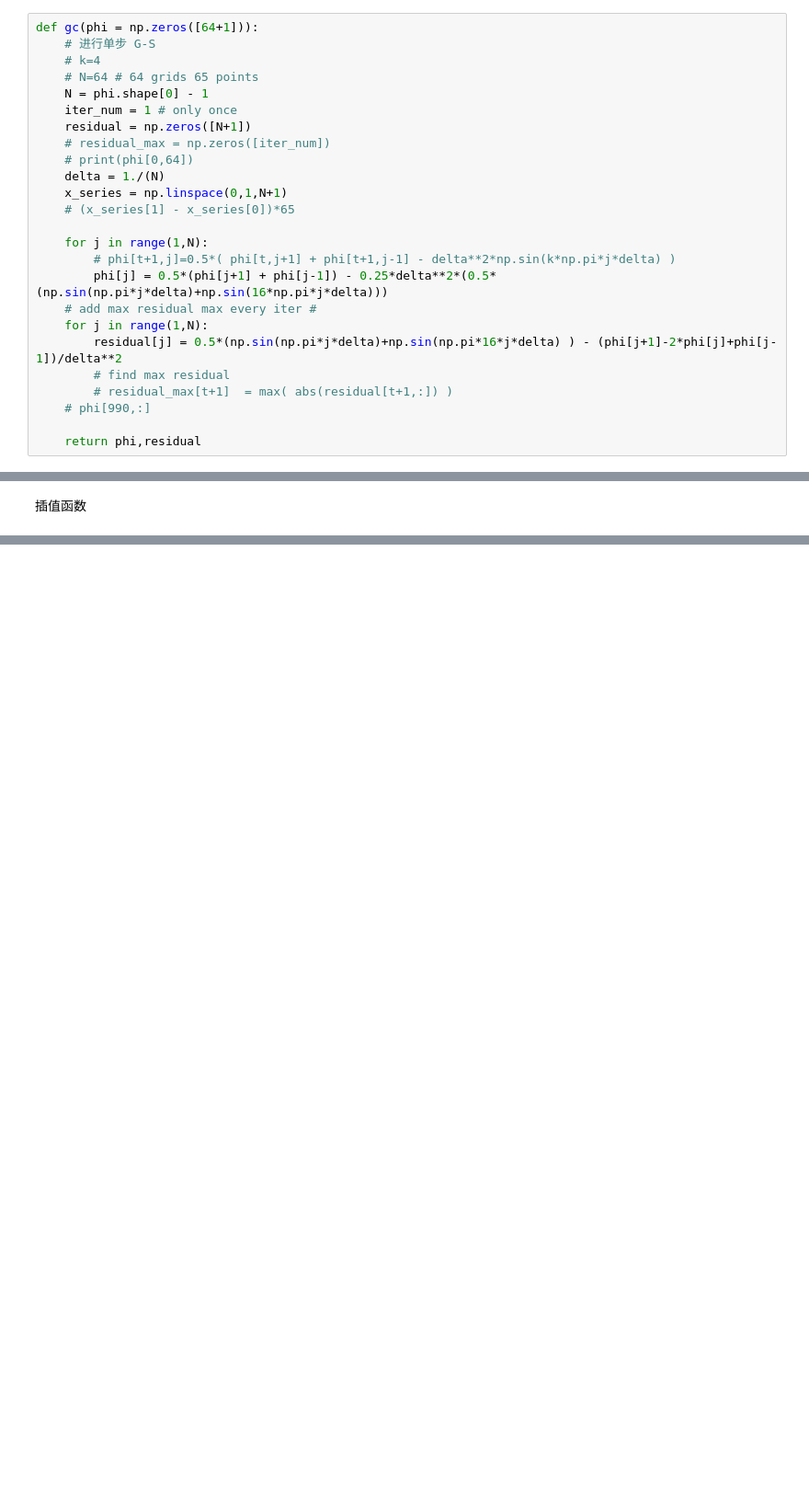
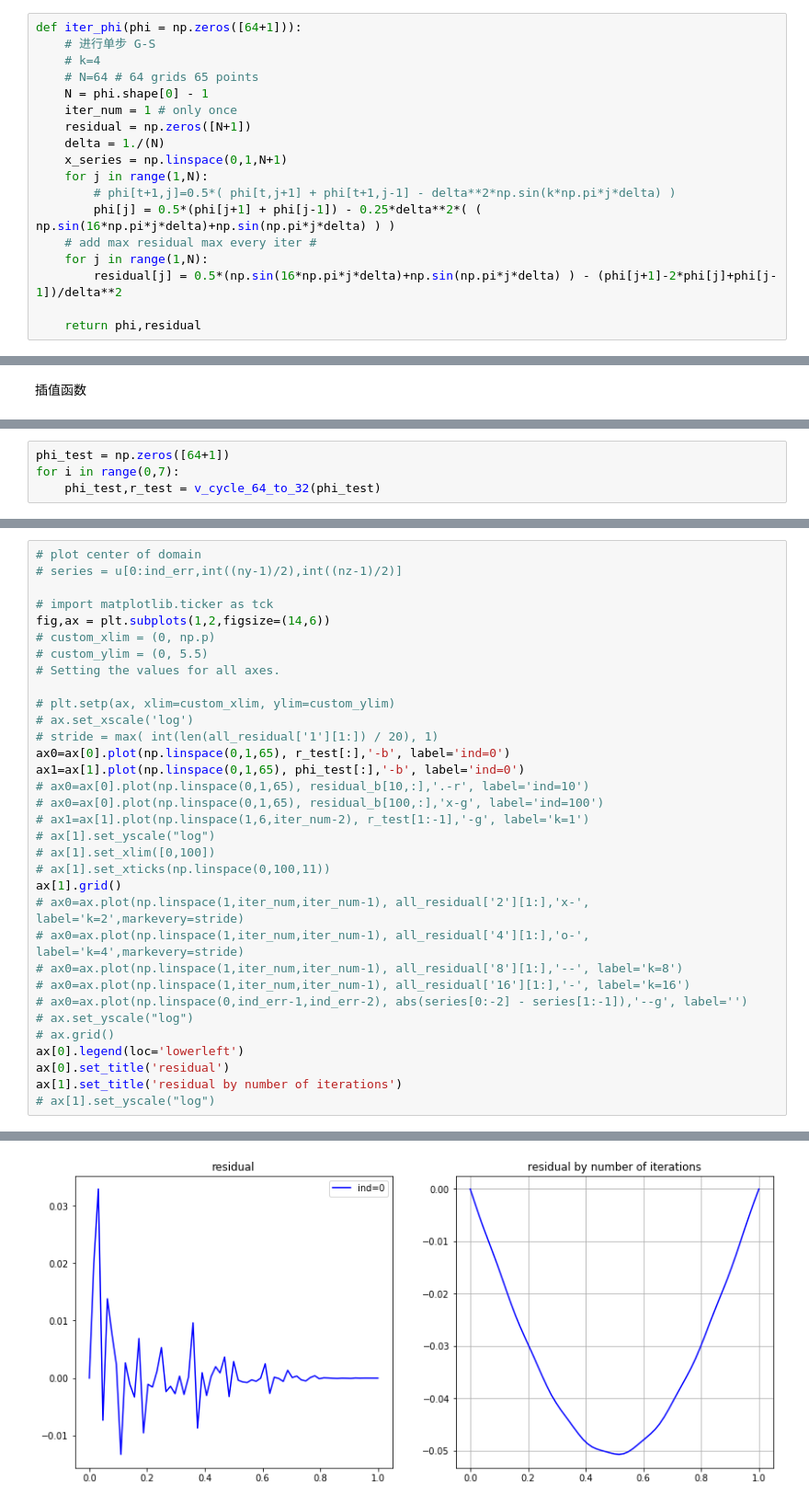
Before and after one commit to dozerlcl/assignments_2020_nju_meteorology, a Jupyter notebook: numerical_PDE/P_set7/test3.ipynb, the cells around one changed output, grey strips where cells are left out. Shown: that part at 92% size. Saved outputs shown, nothing was run; the diff lists cells and outputs as text; blank space fills up the shorter version.

Commit message:
finish test3

```diff
--- a/numerical_PDE/P_set7/test3.ipynb
+++ b/numerical_PDE/P_set7/test3.ipynb
@@ -10,25 +11,18 @@ import copy
 # %%
-def gc(phi = np.zeros([64+1])):
+def iter_phi(phi = np.zeros([64+1])):
     # 进行单步 G-S
     # k=4
     # N=64 # 64 grids 65 points
     N = phi.shape[0] - 1
     iter_num = 1 # only once
     residual = np.zeros([N+1])
-    # residual_max = np.zeros([iter_num])
-    # print(phi[0,64])
     delta = 1./(N)
     x_series = np.linspace(0,1,N+1)
-    # (x_series[1] - x_series[0])*65
-
     for j in range(1,N):
         # phi[t+1,j]=0.5*( phi[t,j+1] + phi[t+1,j-1] - delta**2*np.sin(k*np.pi*j*delta) )
-        phi[j] = 0.5*(phi[j+1] + phi[j-1]) - 0.25*delta**2*(0.5*(np.sin(np.pi*j*delta)+np.sin(16*np.pi*j*delta)))
+        phi[j] = 0.5*(phi[j+1] + phi[j-1]) - 0.25*delta**2*( ( np.sin(16*np.pi*j*delta)+np.sin(np.pi*j*delta) ) )
     # add max residual max every iter #
     for j in range(1,N):
-        residual[j] = 0.5*(np.sin(np.pi*j*delta)+np.sin(np.pi*16*j*delta) ) - (phi[j+1]-2*phi[j]+phi[j-1])/delta**2
-        # find max residual
-        # residual_max[t+1]  = max( abs(residual[t+1,:]) )
-    # phi[990,:]
+        residual[j] = 0.5*(np.sin(16*np.pi*j*delta)+np.sin(np.pi*j*delta) ) - (phi[j+1]-2*phi[j]+phi[j-1])/delta**2
 
     return phi,residual
@@ -79,0 +132,4 @@ array([        nan, -0.40048526, -0.3791086 , -0.46297486, -0.34698276,
+# %%
+phi_test = np.zeros([64+1])
+for i in range(0,7):
+    phi_test,r_test = v_cycle_64_to_32(phi_test)
@@ -79,0 +154,34 @@ array([        nan, -0.40048526, -0.3791086 , -0.46297486, -0.34698276,
+# %%
+# plot center of domain
+# series = u[0:ind_err,int((ny-1)/2),int((nz-1)/2)]
+
+# import matplotlib.ticker as tck
+fig,ax = plt.subplots(1,2,figsize=(14,6))
+# custom_xlim = (0, np.p)
+# custom_ylim = (0, 5.5)
+# Setting the values for all axes.
+
+# plt.setp(ax, xlim=custom_xlim, ylim=custom_ylim)
+# ax.set_xscale('log')
+# stride = max( int(len(all_residual['1'][1:]) / 20), 1)
+ax0=ax[0].plot(np.linspace(0,1,65), r_test[:],'-b', label='ind=0')
+ax1=ax[1].plot(np.linspace(0,1,65), phi_test[:],'-b', label='ind=0')
+# ax0=ax[0].plot(np.linspace(0,1,65), residual_b[10,:],'.-r', label='ind=10')
+# ax0=ax[0].plot(np.linspace(0,1,65), residual_b[100,:],'x-g', label='ind=100')
+# ax1=ax[1].plot(np.linspace(1,6,iter_num-2), r_test[1:-1],'-g', label='k=1')
+# ax[1].set_yscale("log")
+# ax[1].set_xlim([0,100])
+# ax[1].set_xticks(np.linspace(0,100,11))
+ax[1].grid()
+# ax0=ax.plot(np.linspace(1,iter_num,iter_num-1), all_residual['2'][1:],'x-', label='k=2',markevery=stride)
+# ax0=ax.plot(np.linspace(1,iter_num,iter_num-1), all_residual['4'][1:],'o-', label='k=4',markevery=stride)
+# ax0=ax.plot(np.linspace(1,iter_num,iter_num-1), all_residual['8'][1:],'--', label='k=8')
+# ax0=ax.plot(np.linspace(1,iter_num,iter_num-1), all_residual['16'][1:],'-', label='k=16')
+# ax0=ax.plot(np.linspace(0,ind_err-1,ind_err-2), abs(series[0:-2] - series[1:-1]),'--g', label='')
+# ax.set_yscale("log")
+# ax.grid()
+ax[0].legend(loc='lowerleft')
+ax[0].set_title('residual')
+ax[1].set_title('residual by number of iterations')
+# ax[1].set_yscale("log")
+# %% [output]
@@ -79,0 +200 @@ array([        nan, -0.40048526, -0.3791086 , -0.46297486, -0.34698276,
+[figure, added]
```
Also changed, not shown: parts of 9 cells of this notebook, 1 other file.
